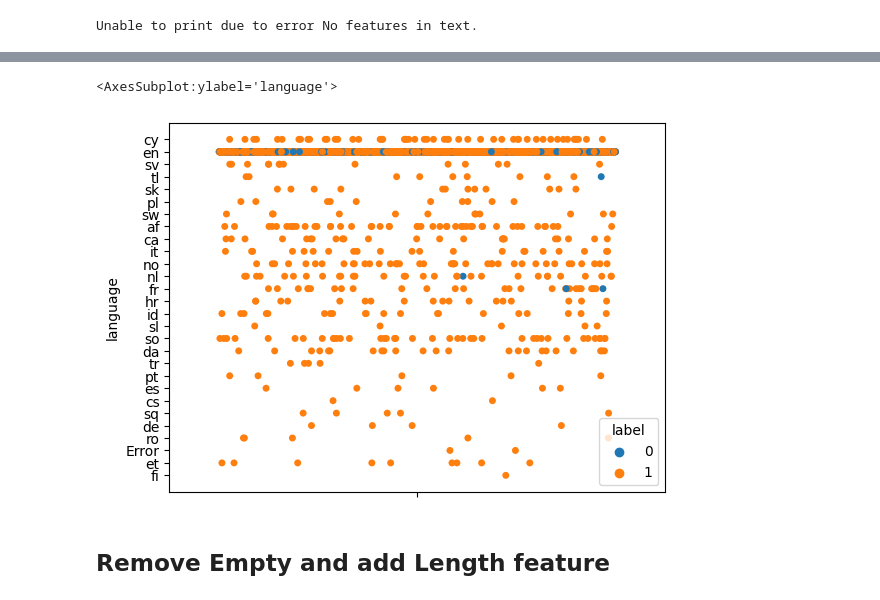
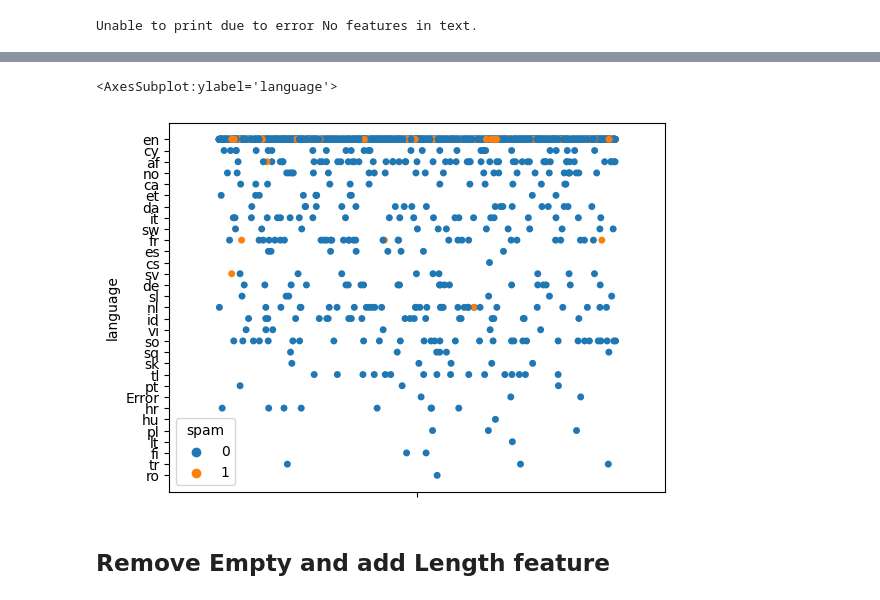
Before and after one commit to ChngYuanLongRandy/SpamOrHam, a Jupyter notebook: eda-redo.ipynb, the cells around one changed output, grey strips where cells are left out. Drawn from its saved outputs; the diff is of its cells as text; code cells hidden in the pictures.

```diff
--- a/eda-redo.ipynb
+++ b/eda-redo.ipynb
@@ -47,0 +59,6 @@ test_df = pd.read_csv(test_path)
+# %%
+df = df.drop(['Unnamed: 2','Unnamed: 3','Unnamed: 4'], axis=1)
+# %%
+df.columns = ['spam','text']
+# %%
+df.spam = df.spam.apply(lambda x: 0 if x == 'ham' else 1)
@@ -47,0 +109,2 @@ test_df = pd.read_csv(test_path)
+# %%
+train_df, val_df = train_test_split(df,test_size=TEST_SIZE,random_state=SEED, stratify=df['spam'])
@@ -236,9 +342,9 @@ train_df[train_df['language']=='tl']
 # %%
 # Does not provide us much value since most are in en and the majority of text are categorised as english
-sns.stripplot(data=train_df, y='language',jitter=0.4, hue='label')
+sns.stripplot(data=train_df, y='language',jitter=0.4, hue='spam')
 # %% [output]
 <AxesSubplot:ylabel='language'>
-[figure, old version]
+[figure, new version]
 # %% [markdown]
 ## Remove Empty and add Length feature
 # %%
```
Also changed, not shown: parts of 135 cells of this notebook, 1 other file.
